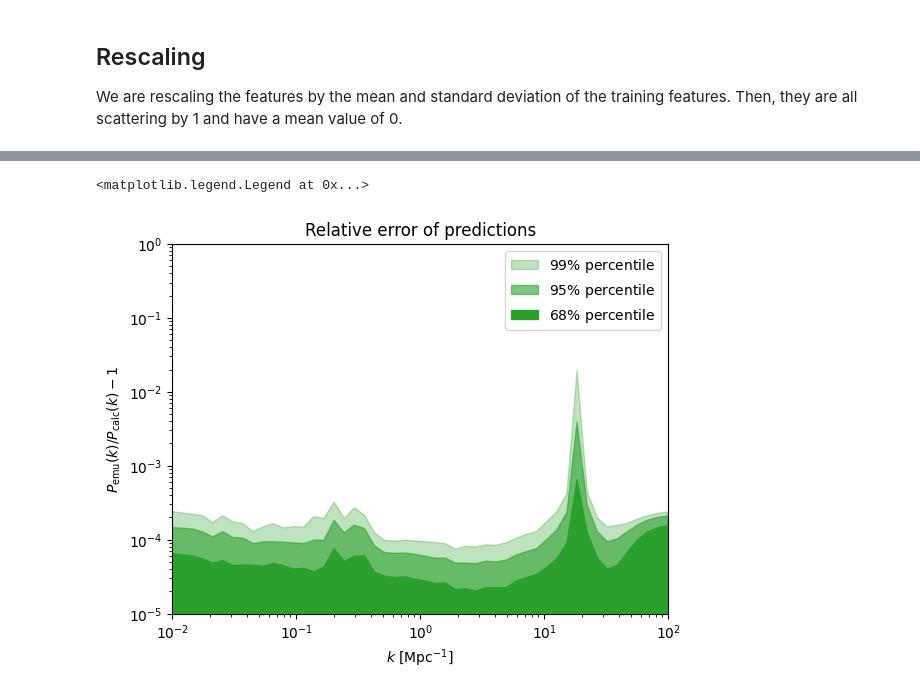
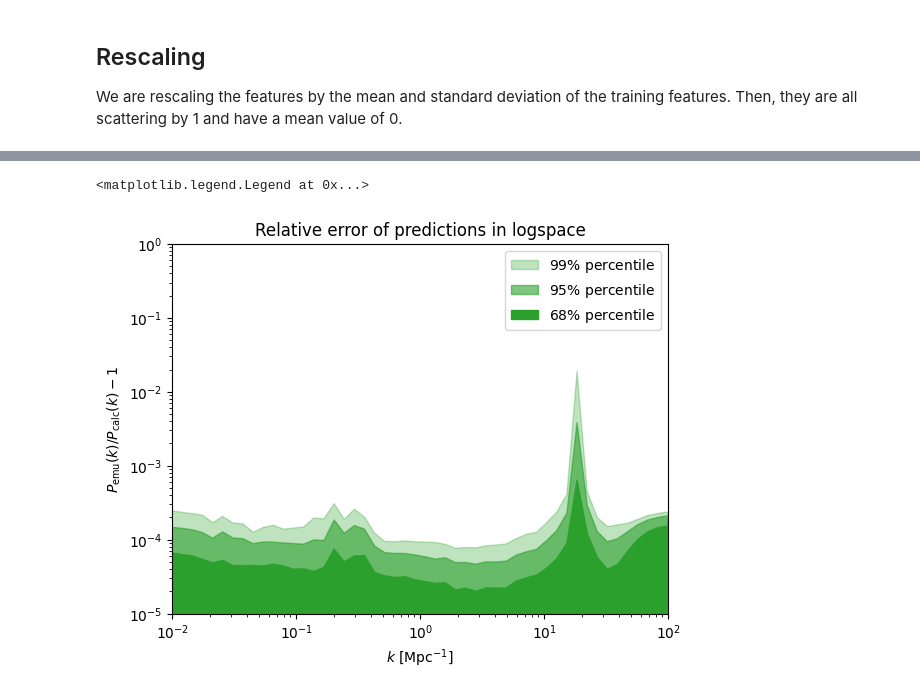
Before and after one commit to r0b42o/NNPowerspectra, a Jupyter notebook: exampleNotebooks/PredPowerspectra.ipynb, the cells around one changed output, grey strips where cells are left out. Saved outputs shown, nothing was run; the diff lists cells and outputs as text; code cells hidden in the pictures.

```diff
--- a/exampleNotebooks/PredPowerspectra.ipynb
+++ b/exampleNotebooks/PredPowerspectra.ipynb
@@ -192,7 +191,7 @@ def postprocessing(targets, processing_vectors):
 
 
 # --- Lade die gespeicherten Rescaling-Vektoren ---
-processing_in = f"../Data/Rescaling/Processing_vectors_data_{dataset}_{powerspectrum_mode}.json"
+processing_in = f"../Data/Rescaling/Processing_vectors_data_{processing_vector}_{powerspectrum_mode}.json"
 
 with open(processing_in, "r") as json_file:
     loaded_vectors = json.load(json_file)
@@ -219,7 +218,7 @@ def postprocessing(features, processing_vectors):
 
 
 # --- Lade gespeicherte Rescaling-Vektoren ---
-processing_in = f"../Data/Rescaling/Processing_vectors_parameter_{dataset}_{powerspectrum_mode}.json"
+processing_in = f"../Data/Rescaling/Processing_vectors_parameter_{processing_vector}_{powerspectrum_mode}.json"
 
 with open(processing_in, "r") as json_file:
     loaded_vectors = json.load(json_file)
@@ -291,32 +290,32 @@ fig, ax=plt.subplots()
 ks = np.geomspace(1e-2, 1e2)
 #ax.fill_between(ks, 0, percentiles_1h[2,:], color = 'C0', label = r'99\% percentile', alpha=0.3)
 #ax.fill_between(ks, 0, percentiles_1h[1,:], color = 'C0', label = r'95\% percentile', alpha = 0.6)
 #ax.fill_between(ks, 0, percentiles_1h[0,:], color = 'C0', label = r'68\% percentile', alpha = 1)
 
 #ax.fill_between(ks, 0, percentiles_2h[2,:], color = 'C1', label = r'99\% percentile', alpha=0.3)
 #ax.fill_between(ks, 0, percentiles_2h[1,:], color = 'C1', label = r'95\% percentile', alpha = 0.6)
 #ax.fill_between(ks, 0, percentiles_2h[0,:], color = 'C1', label = r'68\% percentile', alpha = 1)
 
 #ax.fill_between(ks, 0, percentiles_total[3,:], color = 'C2', label = r'99.9\% percentile', alpha=0.1)
 ax.fill_between(ks, 0, percentiles_total[2,:], color = 'C2', label = r'$99\%$ percentile', alpha=0.3)
 ax.fill_between(ks, 0, percentiles_total[1,:], color = 'C2', label = r'$95\%$ percentile', alpha = 0.6)
 ax.fill_between(ks, 0, percentiles_total[0,:], color = 'C2', label = r'$68\%$ percentile', alpha = 1)
 
 
 ax.set_xscale('log')
 ax.set_yscale('log')
 
 ax.set_xlim(1e-2, 100)
 ax.set_ylim(1e-5, 1)
 
 ax.set_ylabel(r'$P_\mathrm{emu}(k)/P_\mathrm{calc}(k)-1$')
 ax.set_xlabel(r'$k$ [Mpc$^{-1}$]')
-ax.set_title('Relative error of predictions')
+ax.set_title('Relative error of predictions in logspace')
 
 #plt.savefig(f'../Plots/Relativ_error{timestamp}.pdf')
 
 plt.legend()
 #plt.savefig(f'../Plots/FinalExamples/relErrorTest.png', dpi=600)
 # %% [output]
 <matplotlib.legend.Legend at 0x...>
-[figure, old version]
+[figure, new version]
```
Also changed, not shown: parts of 19 cells of this notebook.
